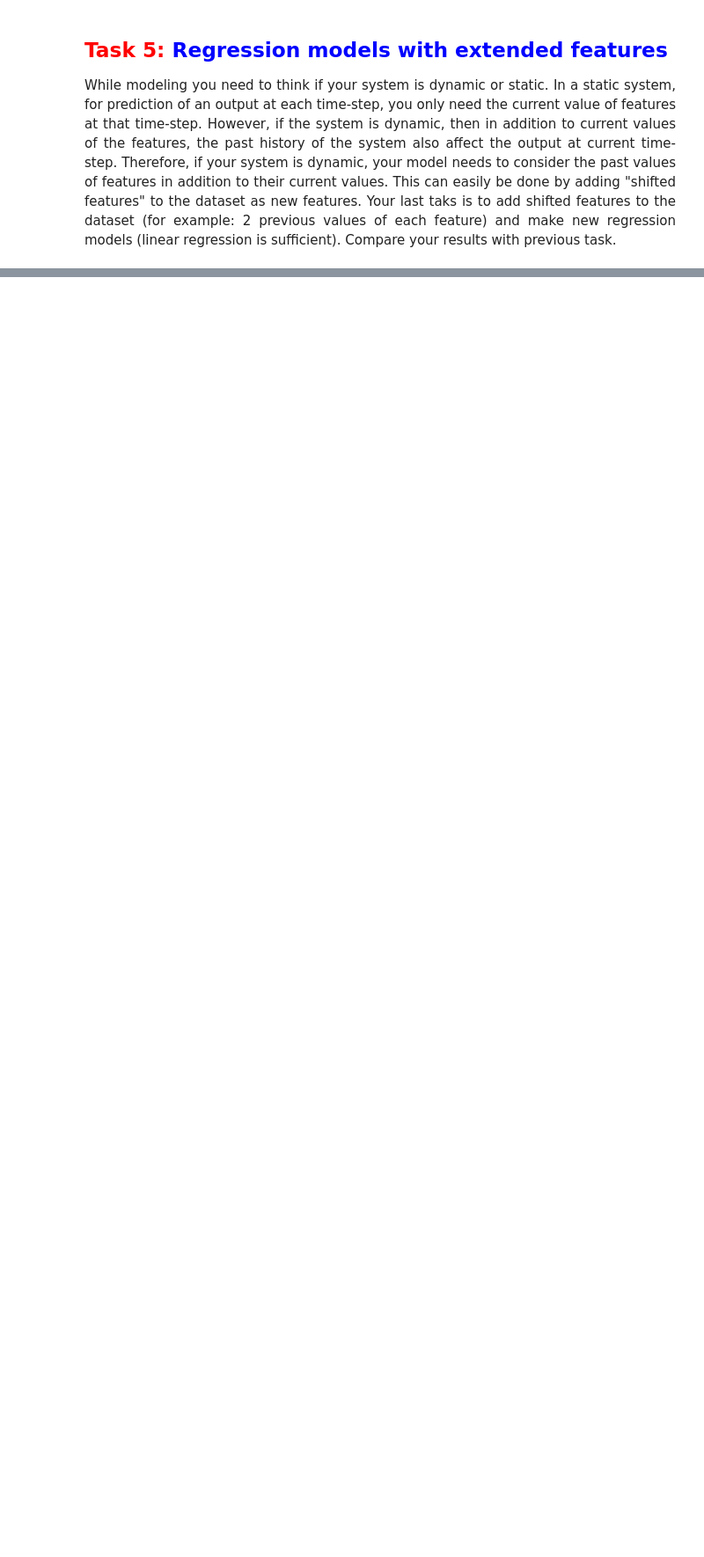
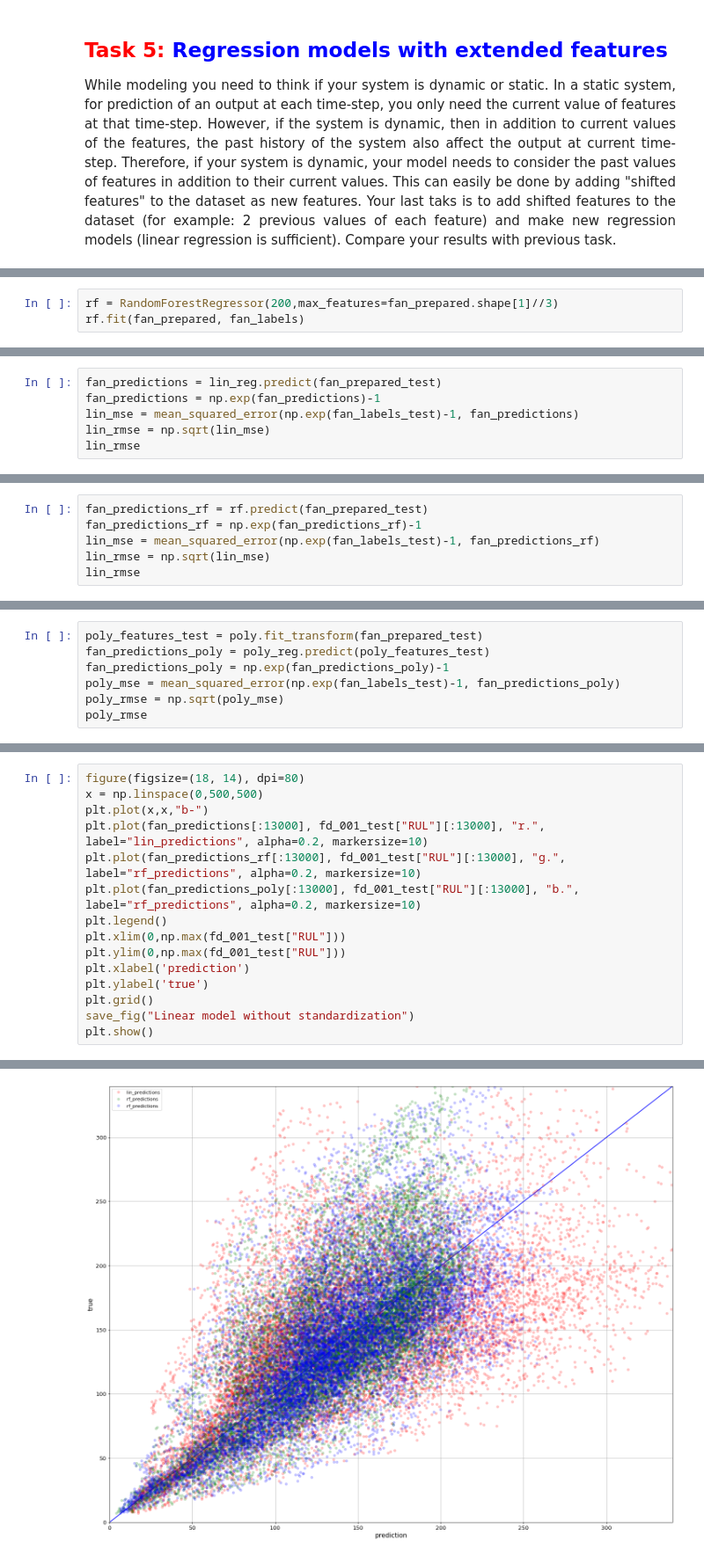
Before and after one commit to larsRikard/Machine-learning-and-sensor-technology, a Jupyter notebook: Assignment 2/Assignment 2 - NASA Turbofan Jet Engine dataset.ipynb, the cells around one changed output, grey strips where cells are left out. Shown at 88% size. Cells and saved outputs as stored; diff of their text form; blank space fills up the shorter version.

```diff
--- a/Assignment 2/Assignment 2 - NASA Turbofan Jet Engine dataset.ipynb
+++ b/Assignment 2/Assignment 2 - NASA Turbofan Jet Engine dataset.ipynb
@@ -432,0 +585,3 @@ plt.show() """
+# %%
+rf = RandomForestRegressor(200,max_features=fan_prepared.shape[1]//3)
+rf.fit(fan_prepared, fan_labels)
@@ -432,0 +590,6 @@ plt.show() """
+# %%
+fan_predictions = lin_reg.predict(fan_prepared_test)
+fan_predictions = np.exp(fan_predictions)-1
+lin_mse = mean_squared_error(np.exp(fan_labels_test)-1, fan_predictions)
+lin_rmse = np.sqrt(lin_mse)
+lin_rmse
@@ -432,0 +598,6 @@ plt.show() """
+# %%
+fan_predictions_rf = rf.predict(fan_prepared_test)
+fan_predictions_rf = np.exp(fan_predictions_rf)-1
+lin_mse = mean_squared_error(np.exp(fan_labels_test)-1, fan_predictions_rf)
+lin_rmse = np.sqrt(lin_mse)
+lin_rmse
@@ -432,0 +606,7 @@ plt.show() """
+# %%
+poly_features_test = poly.fit_transform(fan_prepared_test)
+fan_predictions_poly = poly_reg.predict(poly_features_test)
+fan_predictions_poly = np.exp(fan_predictions_poly)-1
+poly_mse = mean_squared_error(np.exp(fan_labels_test)-1, fan_predictions_poly)
+poly_rmse = np.sqrt(poly_mse)
+poly_rmse
@@ -432,0 +617,16 @@ plt.show() """
+# %%
+figure(figsize=(18, 14), dpi=80)
+x = np.linspace(0,500,500)
+plt.plot(x,x,"b-")
+plt.plot(fan_predictions[:13000], fd_001_test["RUL"][:13000], "r.", label="lin_predictions", alpha=0.2, markersize=10)
+plt.plot(fan_predictions_rf[:13000], fd_001_test["RUL"][:13000], "g.", label="rf_predictions", alpha=0.2, markersize=10)
+plt.plot(fan_predictions_poly[:13000], fd_001_test["RUL"][:13000], "b.", label="rf_predictions", alpha=0.2, markersize=10)
+plt.legend()
+plt.xlim(0,np.max(fd_001_test["RUL"]))
+plt.ylim(0,np.max(fd_001_test["RUL"]))
+plt.xlabel('prediction')
+plt.ylabel('true')
+plt.grid()
+save_fig("Linear model without standardization")
+plt.show()
+# %% [output]
@@ -432,0 +634 @@ plt.show() """
+[figure, added]
```
Also changed, not shown: parts of 38 cells of this notebook, 11 other files.
